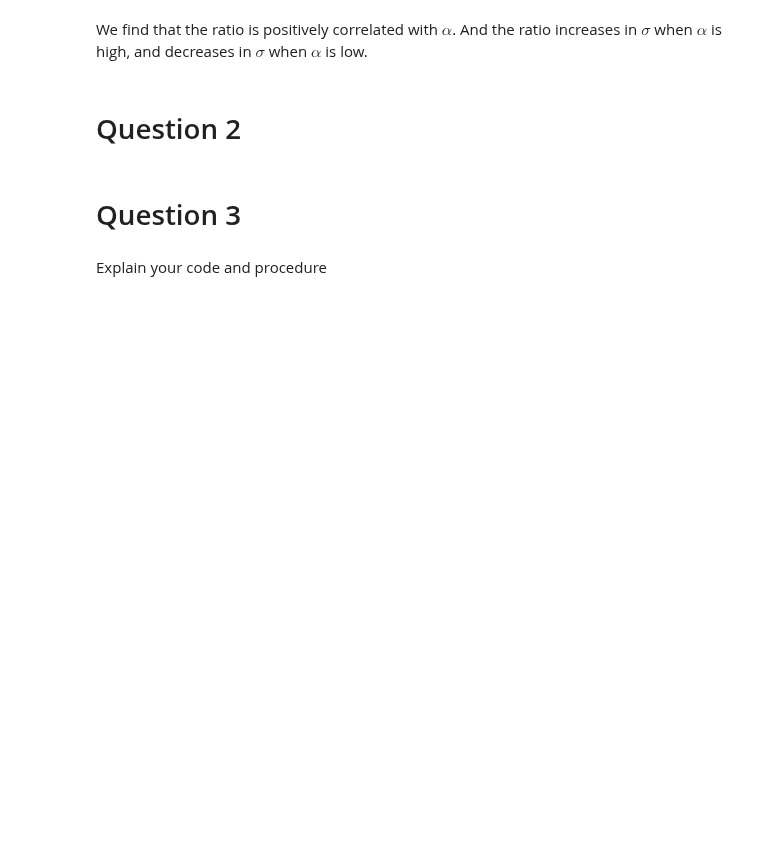
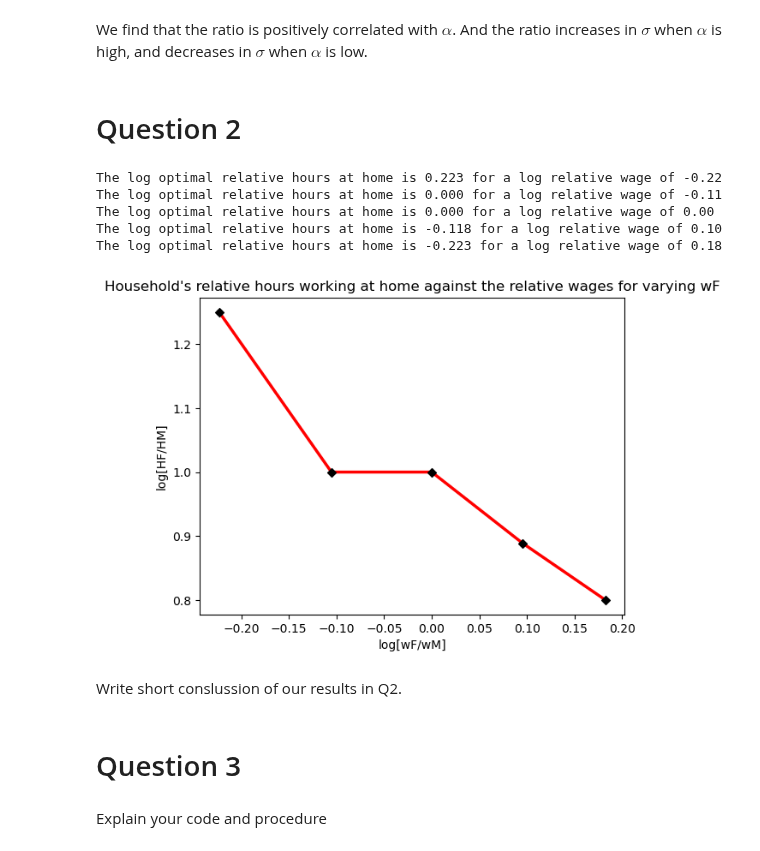
Before and after one commit to NumEconCopenhagen/projects-2023-noobs, a Jupyter notebook: inauguralproject/inauguralproject.ipynb, the cells around one changed output. Saved outputs shown, nothing was run; the diff lists cells and outputs as text; code cells hidden in the pictures; blank space fills up the shorter version.

```diff
--- a/inauguralproject/inauguralproject.ipynb
+++ b/inauguralproject/inauguralproject.ipynb
@@ -93,6 +94,55 @@ Relative hours = HF/HM = 7.00/1.50= 4.67 for alpha and sigma (0.75, 1.5)
 We find that the ratio is positively correlated with $\alpha$. And the ratio increases in $\sigma$ when $\alpha$ is high, and decreases in $\sigma$ when $\alpha$ is low.
 # %% [markdown]
 # Question 2
+# %%
+# unpack variables from class
+par = model.par
+par.alpha = 0.5
+par.sigma = 1.0
+
+# set wF equal to the vector already defined in class
+wF = model.par.wF_vec
+
+# create a zero dictionary
+q2_dict= []
+
+# discrete model with different values of wM.
+for wage in wF:
+
+    # set new value for wF
+    model.par.wF = wage
+
+    # solve discrete model
+    dsol = model.solve_discrete()
+
+    # store results
+    store = dsol.HF/dsol.HM
+    q2_dict = np.append(q2_dict, store)
+
+    # print results before taking log
+    print(f'The log optimal relative hours at home is {np.log(dsol.HF/dsol.HM):.3f} for a log relative wage of {np.log(wage):.2f}')
+
+
+# create plot
+fig = plt.figure()
+
+# plot the log values
+ax = fig.add_subplot(1, 1, 1)
+ax.scatter(np.log(wF), q2_dict, color='black', marker='D', s=25, zorder=10)
+ax.plot(np.log(wF), q2_dict, color='red', lw=2.5) # wM is normalized to 1 and we can thus take the relative wages as wF
+ax.set_xlabel(f"log[wF/wM]")
+ax.set_ylabel(f"log[HF/HM]")
+ax.set_title(f"Household's relative hours working at home against the relative wages for varying wF")
+plt.show()
+# %% [output]
+The log optimal relative hours at home is 0.223 for a log relative wage of -0.22
+The log optimal relative hours at home is 0.000 for a log relative wage of -0.11
+The log optimal relative hours at home is 0.000 for a log relative wage of 0.00
+The log optimal relative hours at home is -0.118 for a log relative wage of 0.10
+The log optimal relative hours at home is -0.223 for a log relative wage of 0.18
+[figure, added]
+# %% [markdown]
+Write short conslussion of our results in Q2.
 # %% [markdown]
 # Question 3
 # %% [markdown]
```
Also changed, not shown: parts of 1 cell of this notebook.
